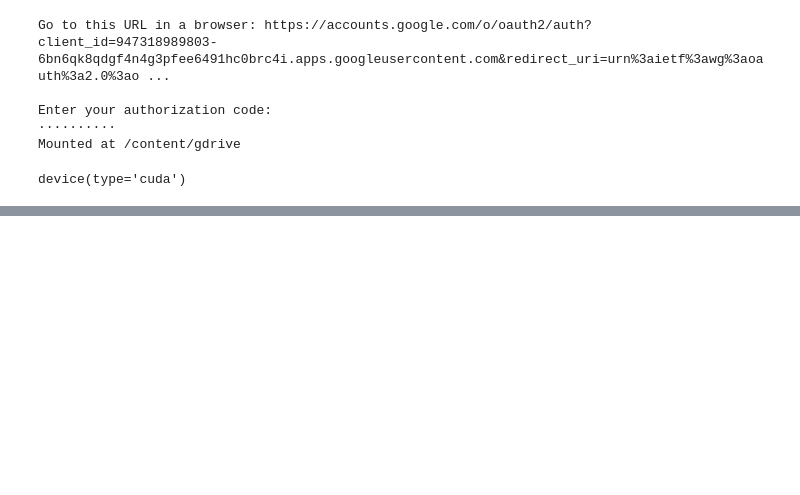
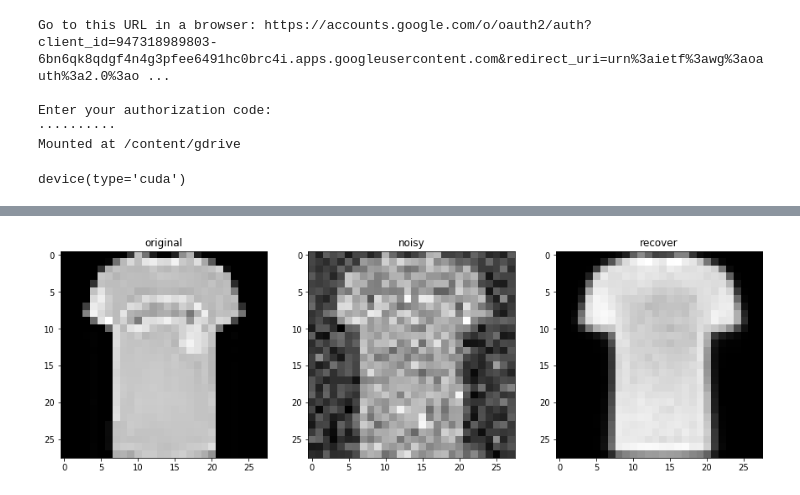
Before and after one commit to carpediem804/pytorch, a Jupyter notebook: AutoEncoder/autoEncoder.ipynb, the cells around one changed output, grey strips where cells are left out. Saved outputs shown, nothing was run; the diff lists cells and outputs as text; code cells hidden in the pictures; blank space fills up the shorter version.

```diff
--- a/AutoEncoder/autoEncoder.ipynb
+++ b/AutoEncoder/autoEncoder.ipynb
@@ -150,0 +198,10 @@ for epoch in range(1,EPOCH+1):
+# %%
+
+### 망가진 이미지 복원하기
+
+## 기존 오토인코더랑 다른점은 학습할때 입력에 잡음을 더해서 복원능력을 강화한 것
+
+def add_noise(img):
+  noise = torch.randn(img.size())*0.2 ## 강도는 0.2로
+  noisy_img = img+noise
+  return noisy_img
@@ -150,0 +253,37 @@ for epoch in range(1,EPOCH+1):
+# %%
+## 잡음 제거 한거 시각화 해서 봐보기
+
+testset = datasets.FashionMNIST(
+    root = image_download_url,
+    train = False,
+    download = True,
+    transform = transforms.ToTensor()
+)
+
+## testset에서 x번째 이미지 한장을 가져와 모델의 입력으로 사용
+x = 19
+sample_data = testset.data[x].view(-1,28*28)
+sample_data = sample_data.type(torch.FloatTensor)/255.
+
+original_x = sample_data[0]
+noisy_x = add_noise(original_x).to(DEVICE)
+_,recover_x = autoencoder(noisy_x)
+
+##시각화 위해 subplot()로 1행3열의 표를 정의., 이미지 크기 : 15*15
+f,a = plt.subplots(1,3,figsize=(15,15))
+
+## 시각화 위해 numpy로 바꿔줌
+original_img = np.reshape(original_x.to("cpu").data.numpy(),(28,28))
+noisy_img = np.reshape(noisy_x.to("cpu").data.numpy(),(28,28))
+recover_img = np.reshape(recover_x.to("cpu").data.numpy(),(28,28))
+
+a[0].set_title('original')
+a[0].imshow(original_img,cmap='gray')
+a[1].set_title('noisy')
+a[1].imshow(noisy_img,cmap='gray')
+a[2].set_title('recover')
+a[2].imshow(recover_img,cmap='gray')
+
+plt.show()
+# %% [output]
+[figure, added]
```
Also changed, not shown: parts of 5 cells of this notebook.
